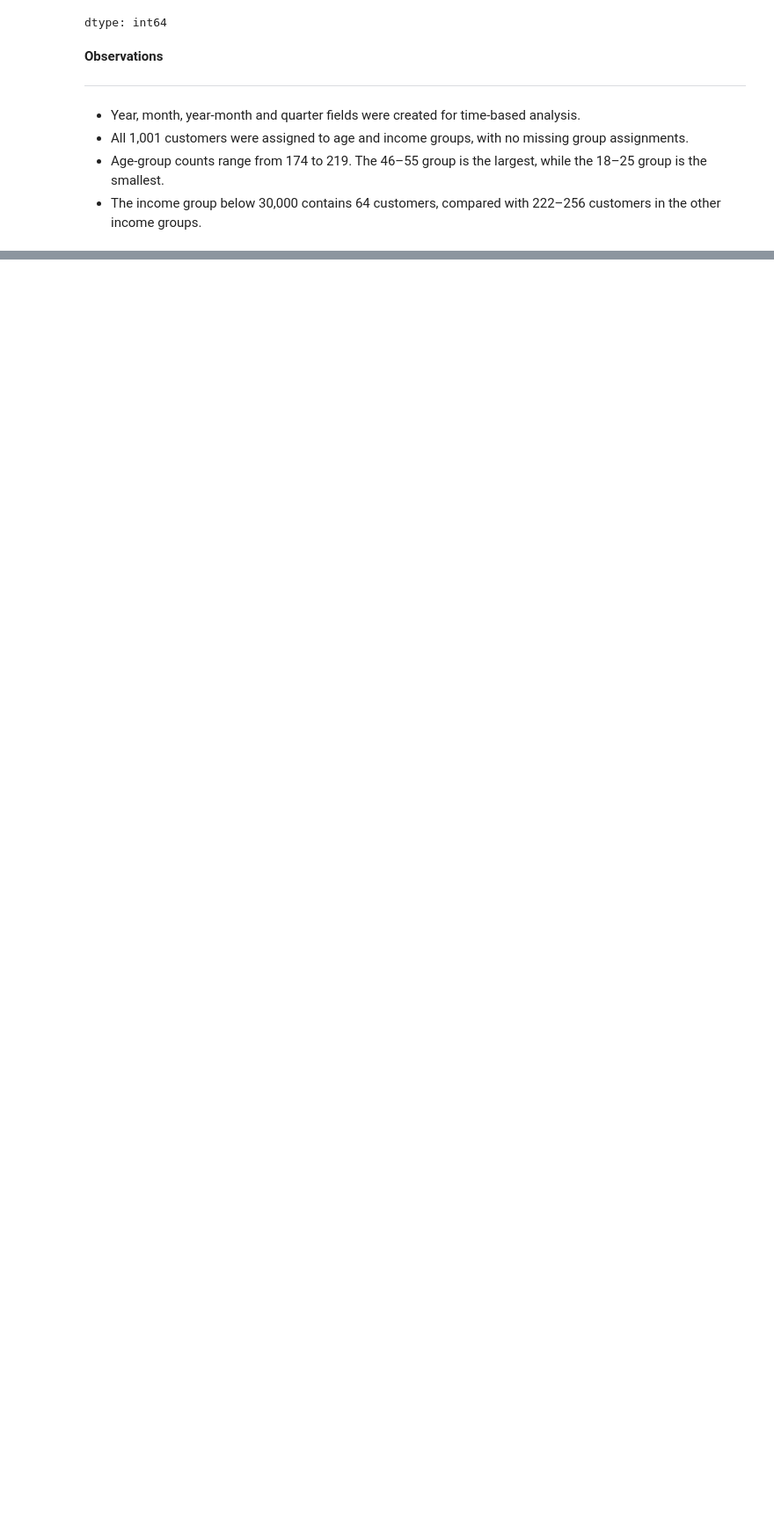
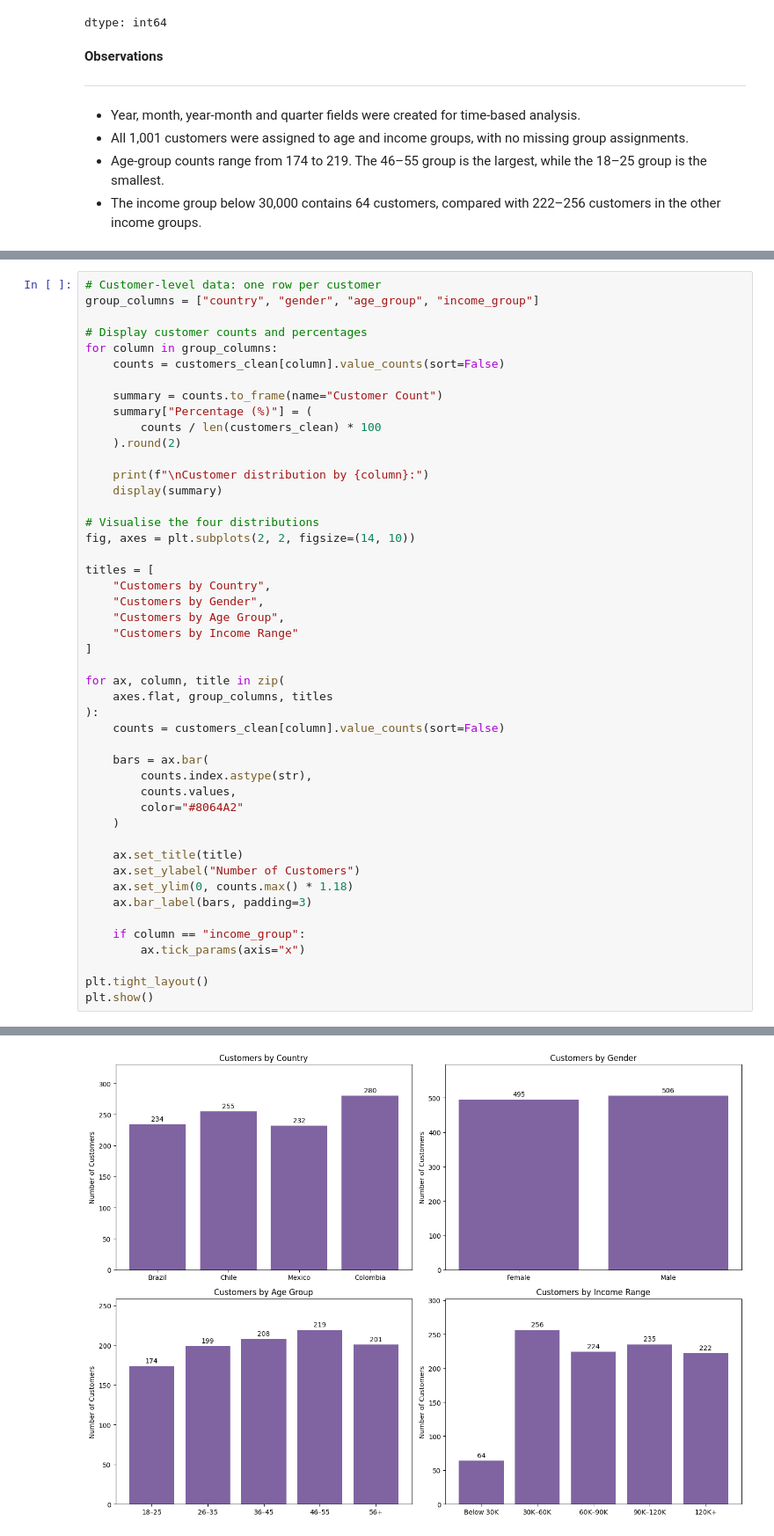
Before and after one commit to michellefengym-glitch/Market-Analysis, a Jupyter notebook: Capstone_Market_Analysis.ipynb, the cells around one changed output, grey strips where cells are left out. Shown at 88% size. Cells and saved outputs as stored; diff of their text form; blank space fills up the shorter version.

```diff
--- a/Capstone_Market_Analysis.ipynb
+++ b/Capstone_Market_Analysis.ipynb
@@ -685,0 +695,48 @@ dtype: int64
+# %%
+# Customer-level data: one row per customer
+group_columns = ["country", "gender", "age_group", "income_group"]
+
+# Display customer counts and percentages
+for column in group_columns:
+    counts = customers_clean[column].value_counts(sort=False)
+
+    summary = counts.to_frame(name="Customer Count")
+    summary["Percentage (%)"] = (
+        counts / len(customers_clean) * 100
+    ).round(2)
+
+    print(f"\nCustomer distribution by {column}:")
+    display(summary)
+
+# Visualise the four distributions
+fig, axes = plt.subplots(2, 2, figsize=(14, 10))
+
+titles = [
+    "Customers by Country",
+    "Customers by Gender",
+    "Customers by Age Group",
+    "Customers by Income Range"
+]
+
+for ax, column, title in zip(
+    axes.flat, group_columns, titles
+):
+    counts = customers_clean[column].value_counts(sort=False)
+
+    bars = ax.bar(
+        counts.index.astype(str),
+        counts.values,
+        color="#8064A2"
+    )
+
+    ax.set_title(title)
+    ax.set_ylabel("Number of Customers")
+    ax.set_ylim(0, counts.max() * 1.18)
+    ax.bar_label(bars, padding=3)
+
+    if column == "income_group":
+        ax.tick_params(axis="x")
+
+plt.tight_layout()
+plt.show()
+# %% [output]
@@ -685,0 +771 @@ dtype: int64
+[figure, added]
```
Also changed, not shown: parts of 9 cells of this notebook.
